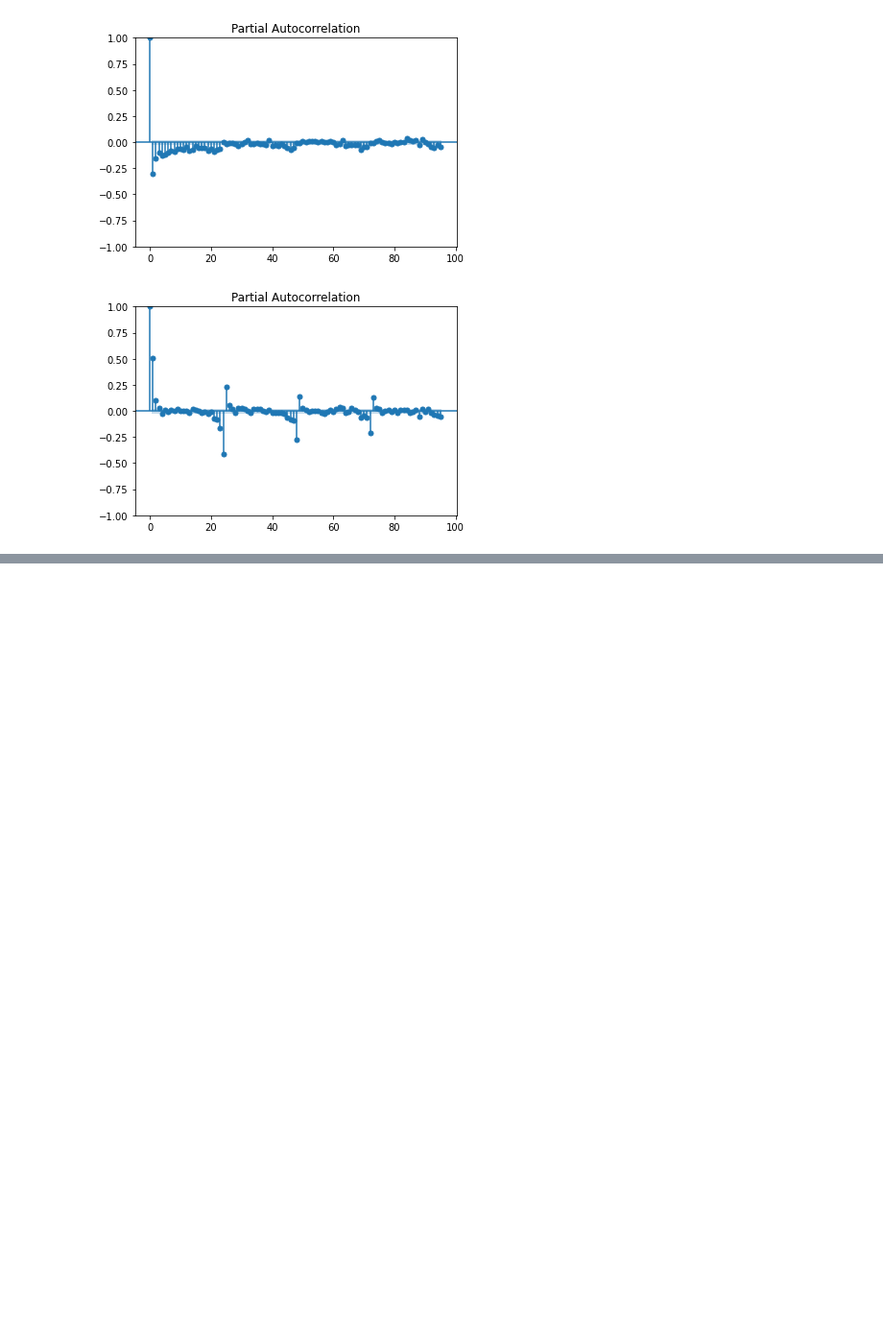
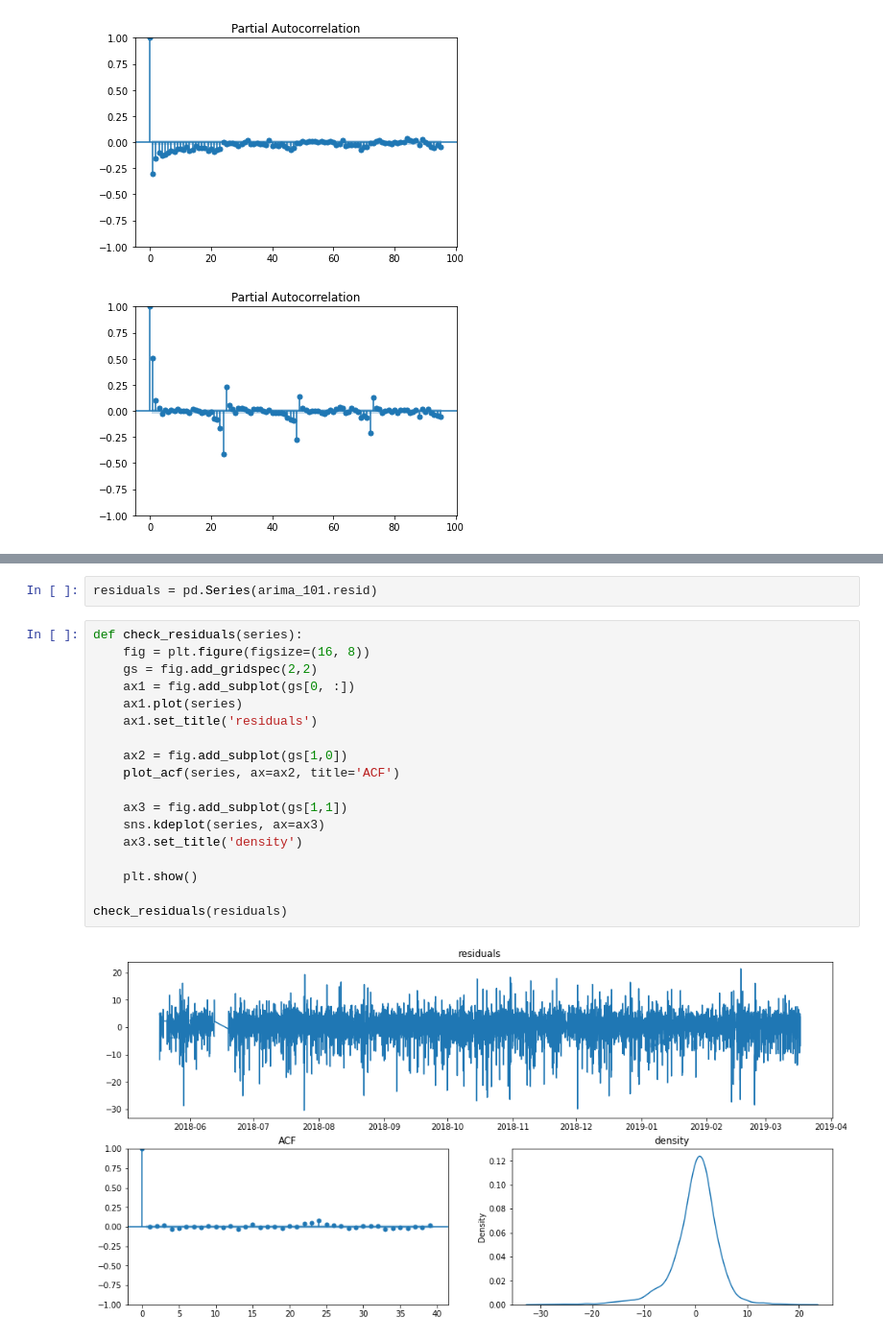
Before and after one commit to amylpm/Hypertension_prediction, a Jupyter notebook: Hypertension(regularly sampled data)/Codebase(previous paper codes)/Hypertension_code_amy/ARIMA.ipynb, the cells around one changed output, grey strips where cells are left out. Shown at 96% size. Cells and saved outputs as stored; diff of their text form; blank space fills up the shorter version.

```diff
--- a/Hypertension(regularly sampled data)/Codebase(previous paper codes)/Hypertension_code_amy/ARIMA.ipynb
+++ b/Hypertension(regularly sampled data)/Codebase(previous paper codes)/Hypertension_code_amy/ARIMA.ipynb
@@ -202,2 +204,24 @@ SARIMAX Results
 Warnings:
 [1] Covariance matrix calculated using the outer product of gradients (complex-step).
+# %%
+residuals = pd.Series(arima_101.resid)
+# %%
+def check_residuals(series):
+    fig = plt.figure(figsize=(16, 8))
+    gs = fig.add_gridspec(2,2)
+    ax1 = fig.add_subplot(gs[0, :])
+    ax1.plot(series)
+    ax1.set_title('residuals')
+
+    ax2 = fig.add_subplot(gs[1,0])
+    plot_acf(series, ax=ax2, title='ACF')
+
+    ax3 = fig.add_subplot(gs[1,1])
+    sns.kdeplot(series, ax=ax3)
+    ax3.set_title('density')
+
+    plt.show()
+
+check_residuals(residuals)
+# %% [output]
+[figure, added]
```
Also changed, not shown: parts of 10 cells of this notebook.
